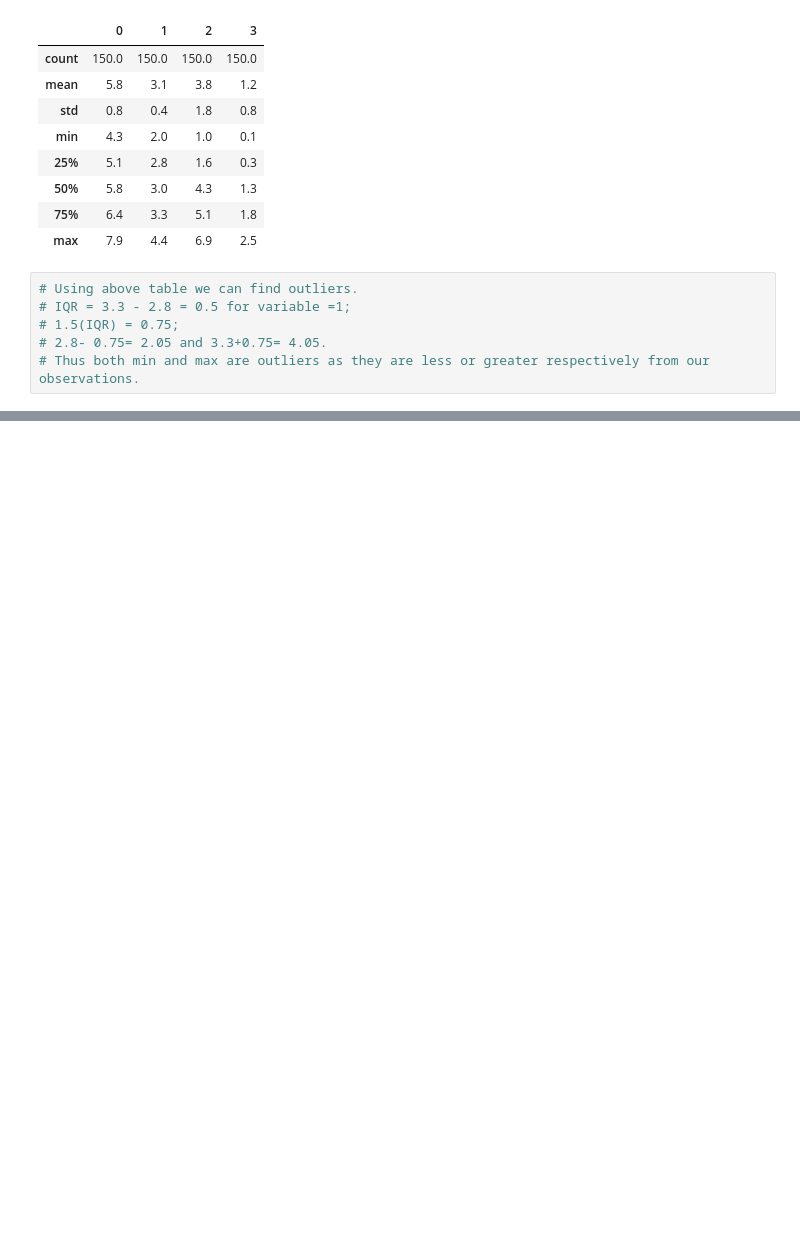
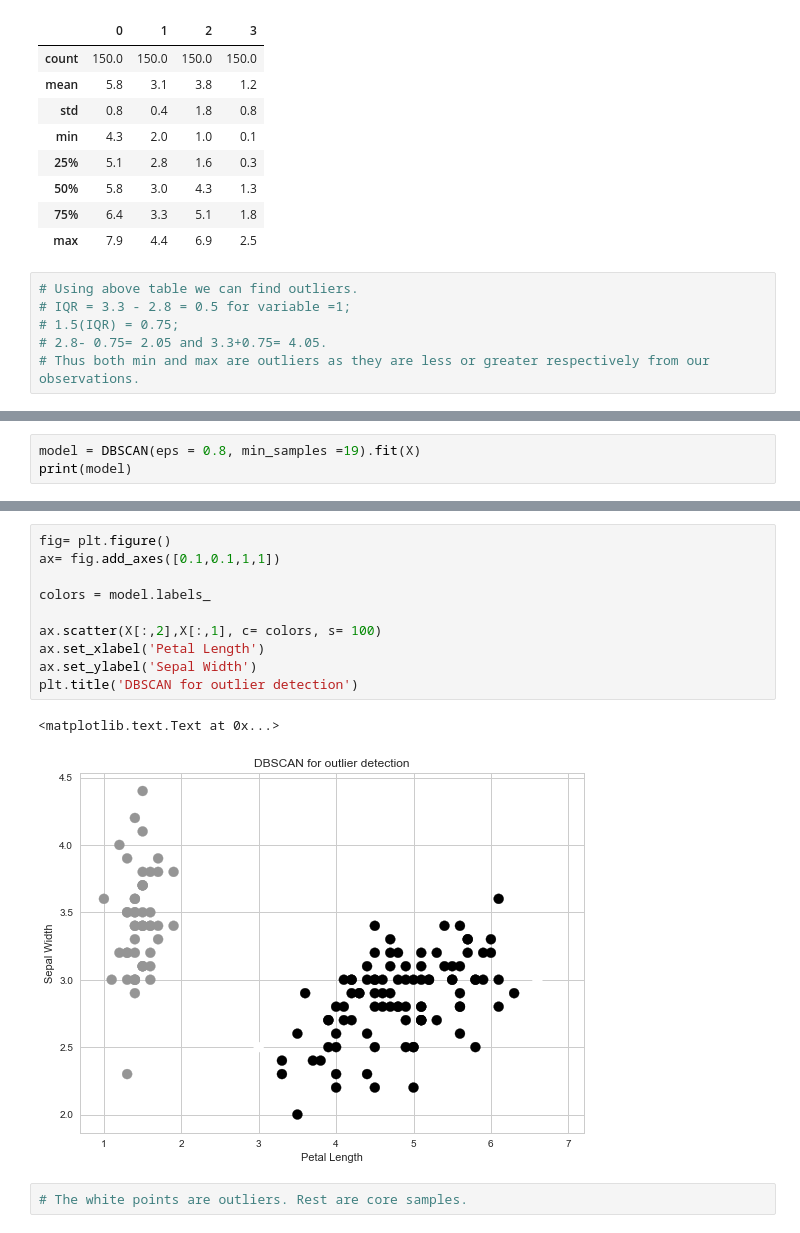
Before and after one commit to DhanashreePokale/Data-Mining, a Jupyter notebook: Outlier Detection/Outlier Detection.ipynb, the cells around one changed output, grey strips where cells are left out. Cells and saved outputs as stored; diff of their text form; blank space fills up the shorter version.

Commit message:
Outlier Detection
Outlier Detection

```diff
--- a/Outlier Detection/Outlier Detection.ipynb
+++ b/Outlier Detection/Outlier Detection.ipynb
@@ -87,0 +118,3 @@ X_df.describe()
+# %%
+model = DBSCAN(eps = 0.8, min_samples =19).fit(X)
+print(model)
@@ -87,0 +137,15 @@ X_df.describe()
+# %%
+fig= plt.figure()
+ax= fig.add_axes([0.1,0.1,1,1])
+
+colors = model.labels_
+
+ax.scatter(X[:,2],X[:,1], c= colors, s= 100)
+ax.set_xlabel('Petal Length')
+ax.set_ylabel('Sepal Width')
+plt.title('DBSCAN for outlier detection')
+# %% [output]
+<matplotlib.text.Text at 0x...>
+[figure, added]
+# %%
+# The white points are outliers. Rest are core samples.
```
Also changed, not shown: parts of 7 cells of this notebook.
